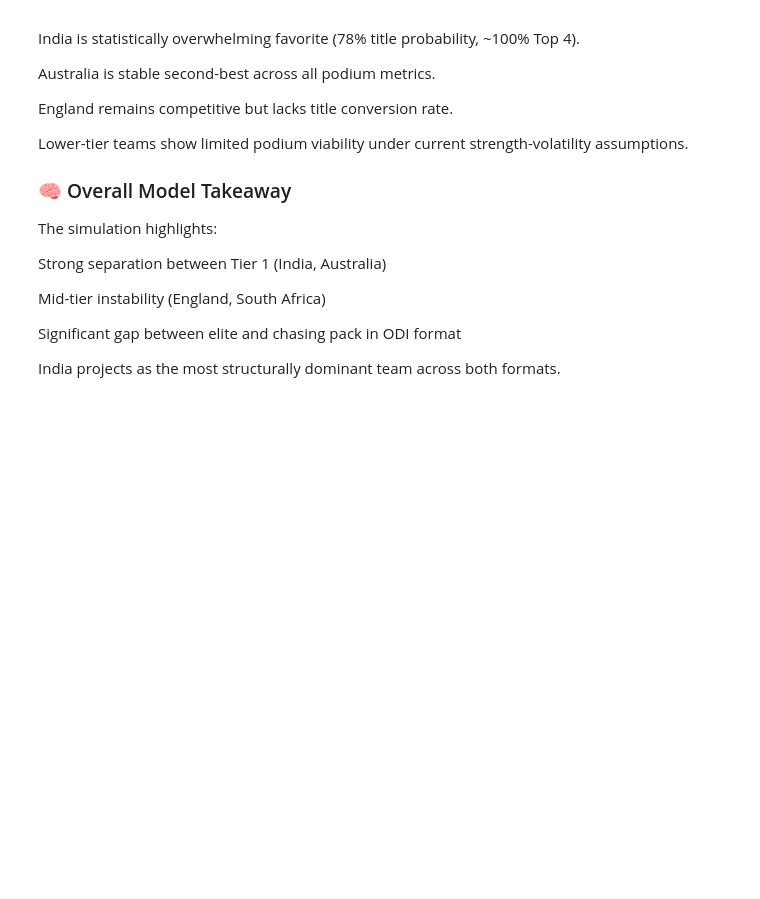
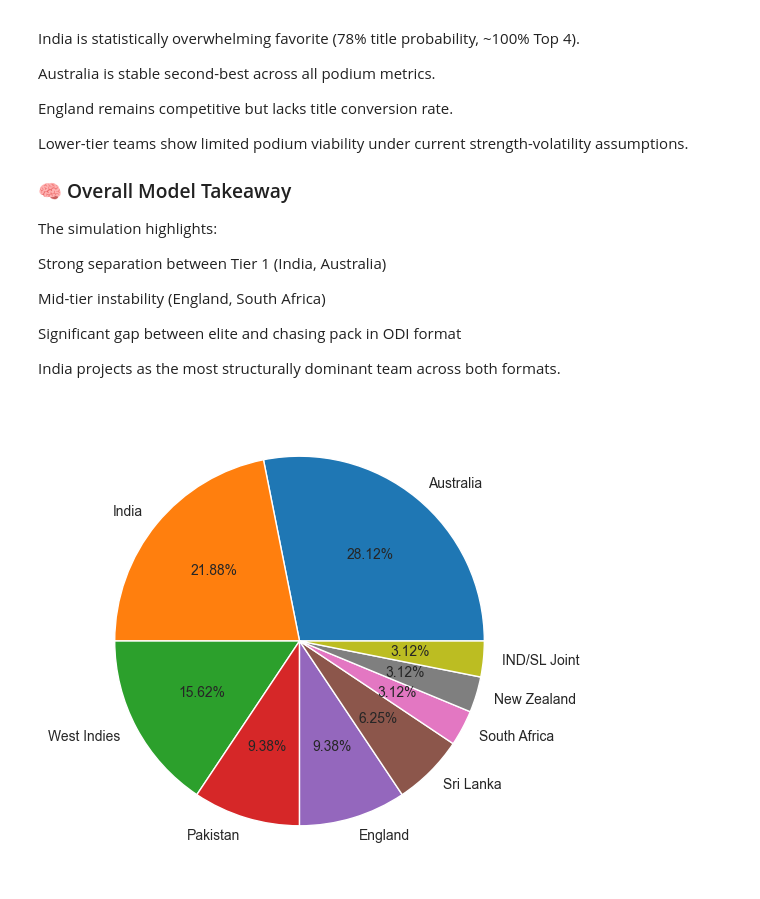
Before and after one commit to hrutikmhaske217-coder/Hrutik_pro1, a Jupyter notebook: t20-world-cup-2026.ipynb, the cells around one changed output. Cells and saved outputs as stored; diff of their text form; code cells hidden in the pictures; blank space fills up the shorter version.

```diff
--- a/t20-world-cup-2026.ipynb
+++ b/t20-world-cup-2026.ipynb
@@ -776,3 +776,10 @@ Mid-tier instability (England, South Africa)
 Significant gap between elite and chasing pack in ODI format
 
 India projects as the most structurally dominant team across both formats.
+# %%
+plt.figure(figsize=(6,6))
+df_t20['Winner'].value_counts().plot.pie(autopct="%1.2f%%")
+plt.ylabel(" ")
+plt.show()
+# %% [output]
+[figure, added]
```
Also changed, not shown: parts of 15 cells of this notebook.
